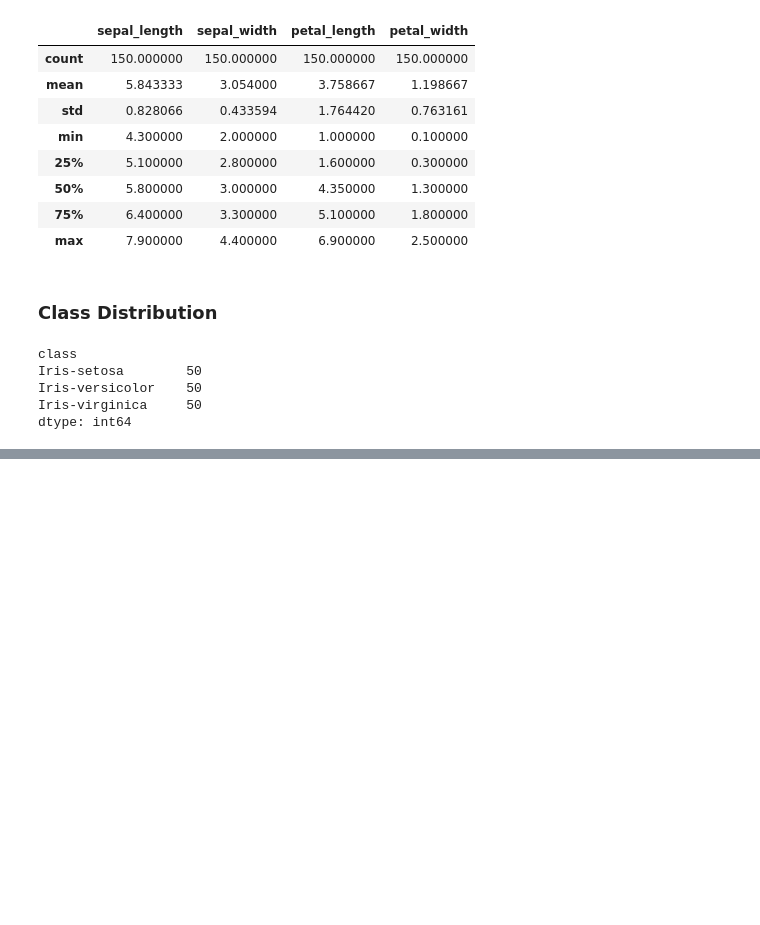
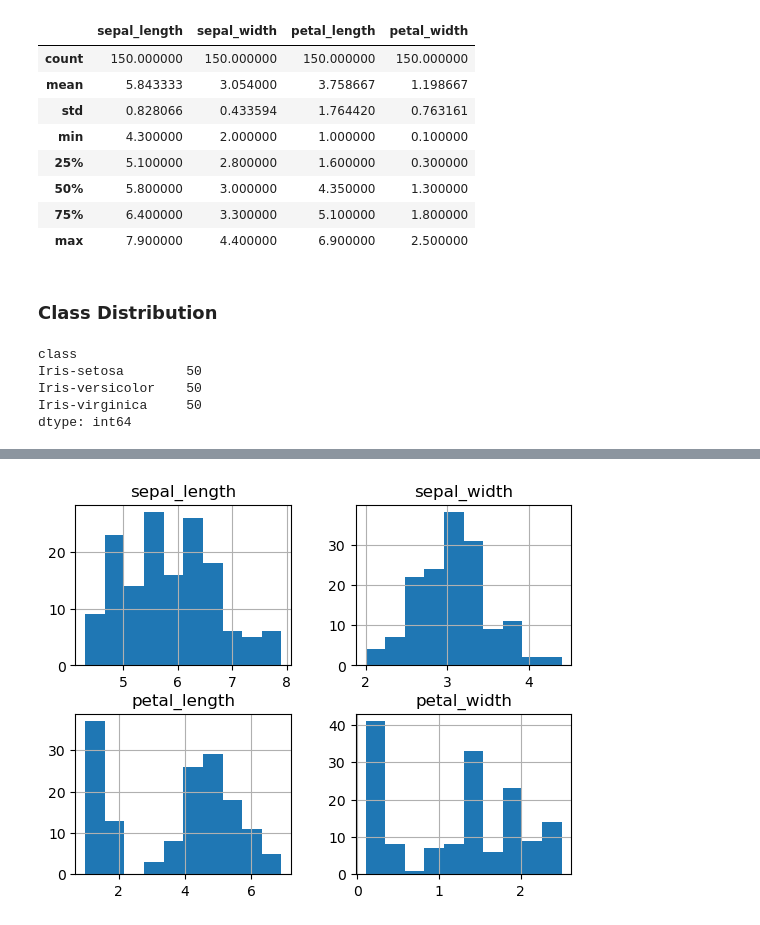
Before and after one commit to jonathanchen301/Iris_Flowers_Classification, a Jupyter notebook: ml.ipynb, the cells around one changed output, grey strips where cells are left out. Cells and saved outputs as stored; diff of their text form; code cells hidden in the pictures; blank space fills up the shorter version.

```diff
--- a/ml.ipynb
+++ b/ml.ipynb
@@ -89,0 +101,5 @@ dtype: int64
+# %%
+dataset.hist() # histograms are also very good at visualing distributions
+plt.show()
+# %% [output]
+[figure, added]
```
Also changed, not shown: parts of 12 cells of this notebook.
